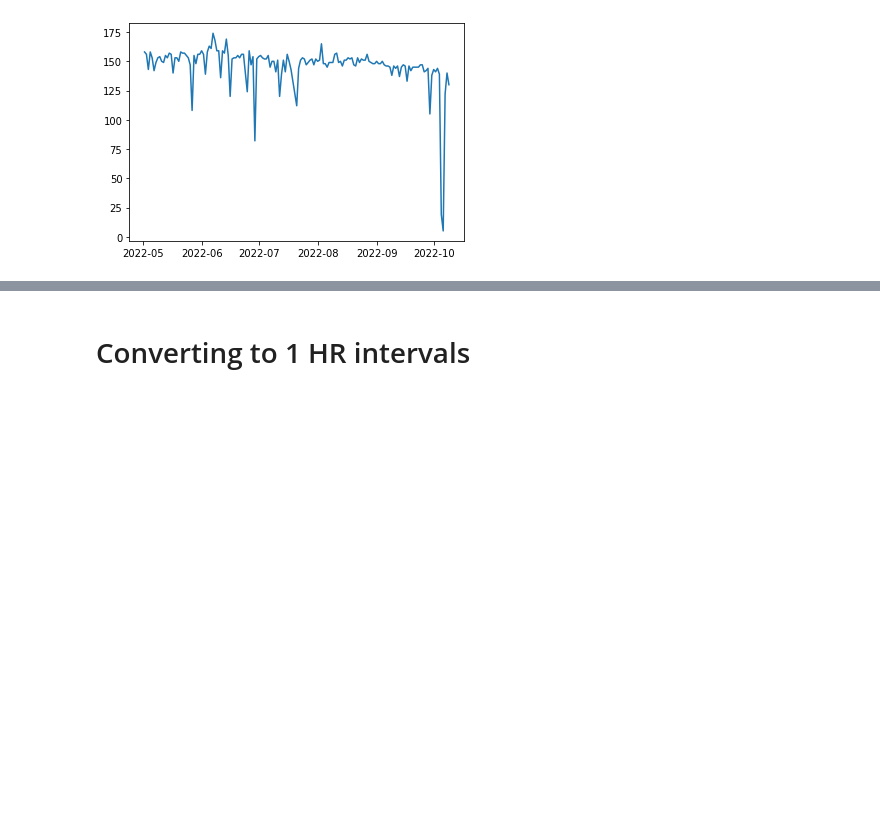
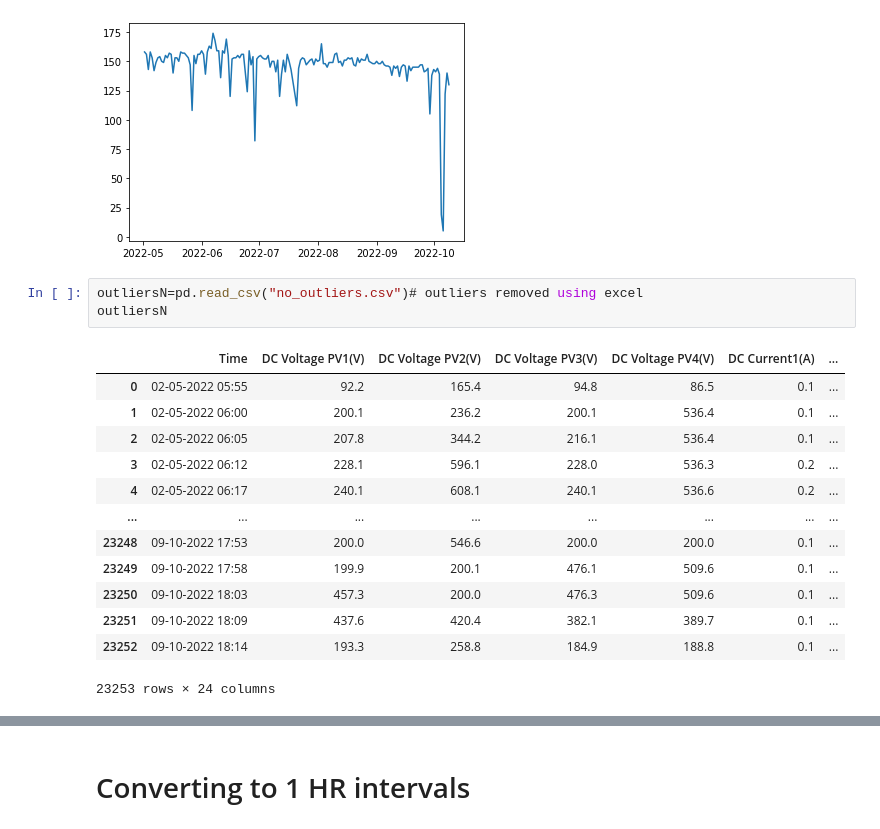
Before and after one commit to AksharaReddyPatlannagari/MAJOR-PROJECT, a Jupyter notebook: processing.ipynb, the cells around one changed output, grey strips where cells are left out. Cells and saved outputs as stored; diff of their text form; blank space fills up the shorter version.

```diff
--- a/processing.ipynb
+++ b/processing.ipynb
@@ -324,3 +324,20 @@ s.plot()
 plt.show()
 # %% [output]
 [figure]
+# %%
+outliersN=pd.read_csv("no_outliers.csv")# outliers removed using excel
+outliersN
+# %% [output]
+|  | Time | DC Voltage PV1(V) | DC Voltage PV2(V) | DC Voltage PV3(V) | DC Voltage PV4(V) | DC Current1(A) | ... |
+| 0 | 02-05-2022 05:55 | 92.2 | 165.4 | 94.8 | 86.5 | 0.1 | ... |
+| 1 | 02-05-2022 06:00 | 200.1 | 236.2 | 200.1 | 536.4 | 0.1 | ... |
+| 2 | 02-05-2022 06:05 | 207.8 | 344.2 | 216.1 | 536.4 | 0.1 | ... |
+| 3 | 02-05-2022 06:12 | 228.1 | 596.1 | 228.0 | 536.3 | 0.2 | ... |
+| 4 | 02-05-2022 06:17 | 240.1 | 608.1 | 240.1 | 536.6 | 0.2 | ... |
+| ... | ... | ... | ... | ... | ... | ... | ... |
+| 23248 | 09-10-2022 17:53 | 200.0 | 546.6 | 200.0 | 200.0 | 0.1 | ... |
+| 23249 | 09-10-2022 17:58 | 199.9 | 200.1 | 476.1 | 509.6 | 0.1 | ... |
+| 23250 | 09-10-2022 18:03 | 457.3 | 200.0 | 476.3 | 509.6 | 0.1 | ... |
+| 23251 | 09-10-2022 18:09 | 437.6 | 420.4 | 382.1 | 389.7 | 0.1 | ... |
+| 23252 | 09-10-2022 18:14 | 193.3 | 258.8 | 184.9 | 188.8 | 0.1 | ... |
+23253 rows × 24 columns
```
Also changed, not shown: parts of 6 cells of this notebook, 2 other files.
